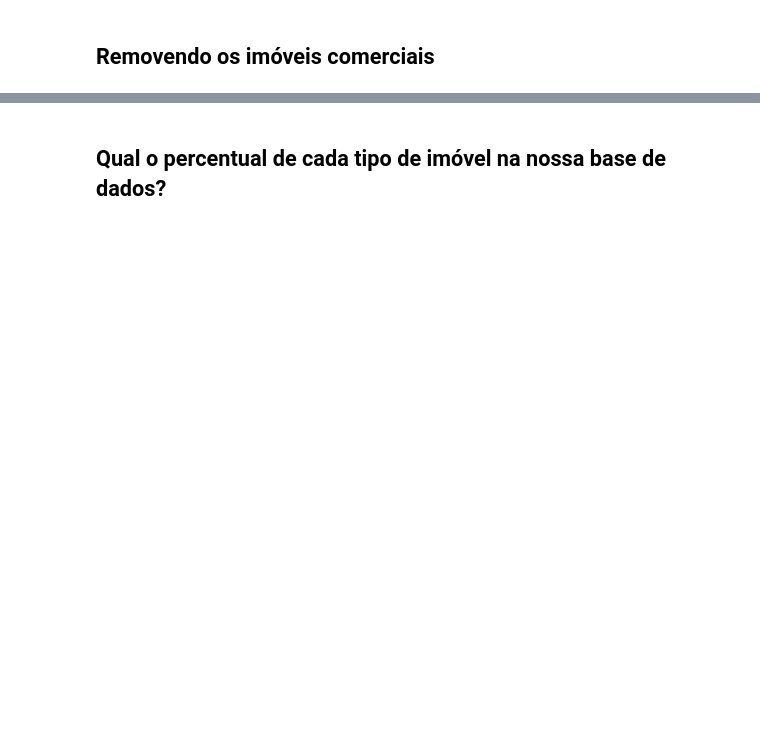
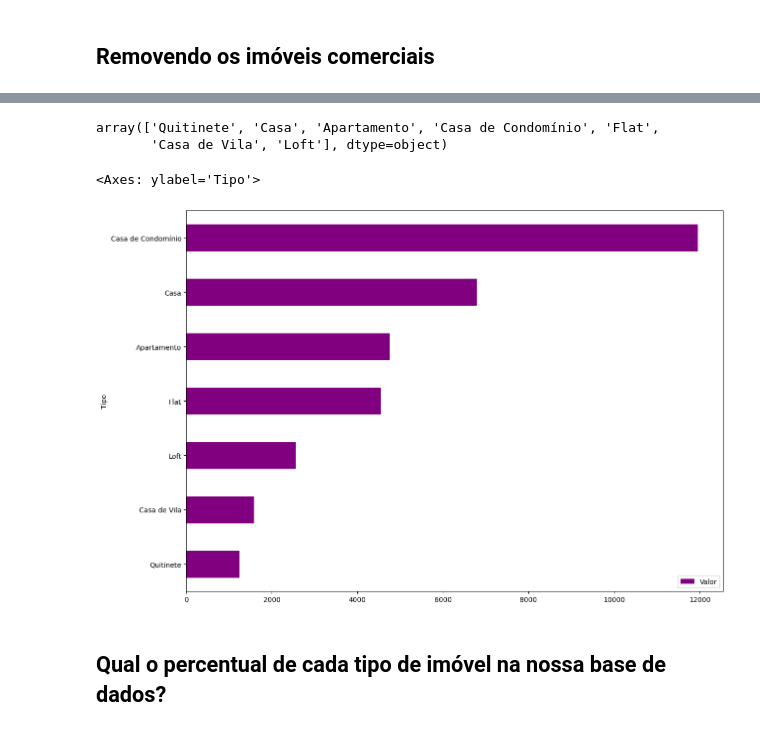
Before and after one commit to NiveskZ/ETL-Alura, a Jupyter notebook: pandas/projeto_imobiliaria.ipynb, the cells around one changed output, grey strips where cells are left out. Saved outputs shown, nothing was run; the diff lists cells and outputs as text; code cells hidden in the pictures; blank space fills up the shorter version.

```diff
--- a/pandas/projeto_imobiliaria.ipynb
+++ b/pandas/projeto_imobiliaria.ipynb
@@ -99,0 +208,3 @@ df[['Quartos','Valor']]
+# %%
+imoveis_residenciais = df.query('@imoveis_comerciais not in Tipo')
+imoveis_residenciais
@@ -100,2 +225,13 @@ df[['Quartos','Valor']]
+# %%
+imoveis_residenciais.Tipo.unique()
+# %% [output]
+array(['Quitinete', 'Casa', 'Apartamento', 'Casa de Condomínio', 'Flat',
+       'Casa de Vila', 'Loft'], dtype=object)
+# %%
+df_preco_tipo = imoveis_residenciais.groupby('Tipo')[['Valor']].mean().sort_values('Valor')
+df_preco_tipo.plot(kind='barh', figsize=(14,10), color = 'purple')
+# %% [output]
+<Axes: ylabel='Tipo'>
+[figure, added]
 # %% [markdown]
 ## Qual o percentual de cada tipo de imóvel na nossa base de dados?
```
Also changed, not shown: parts of 14 cells of this notebook.
